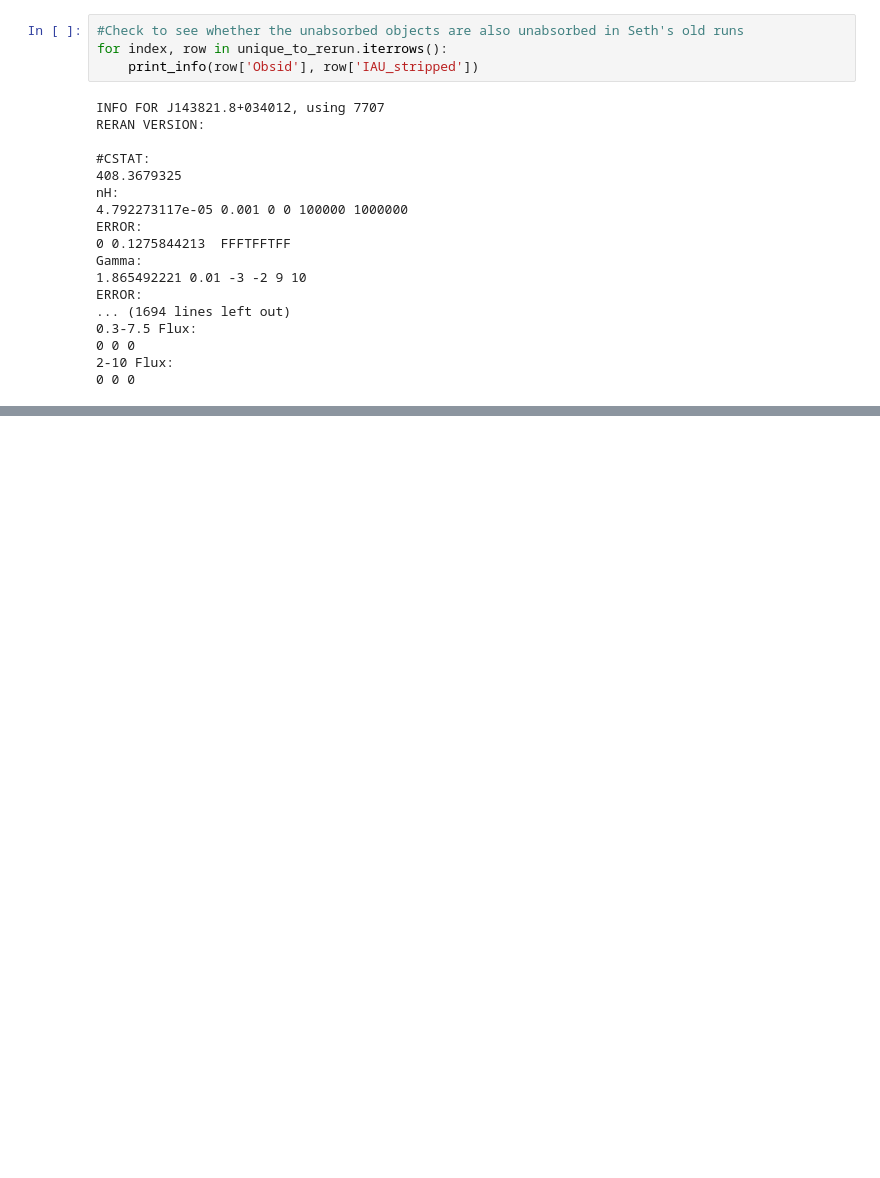
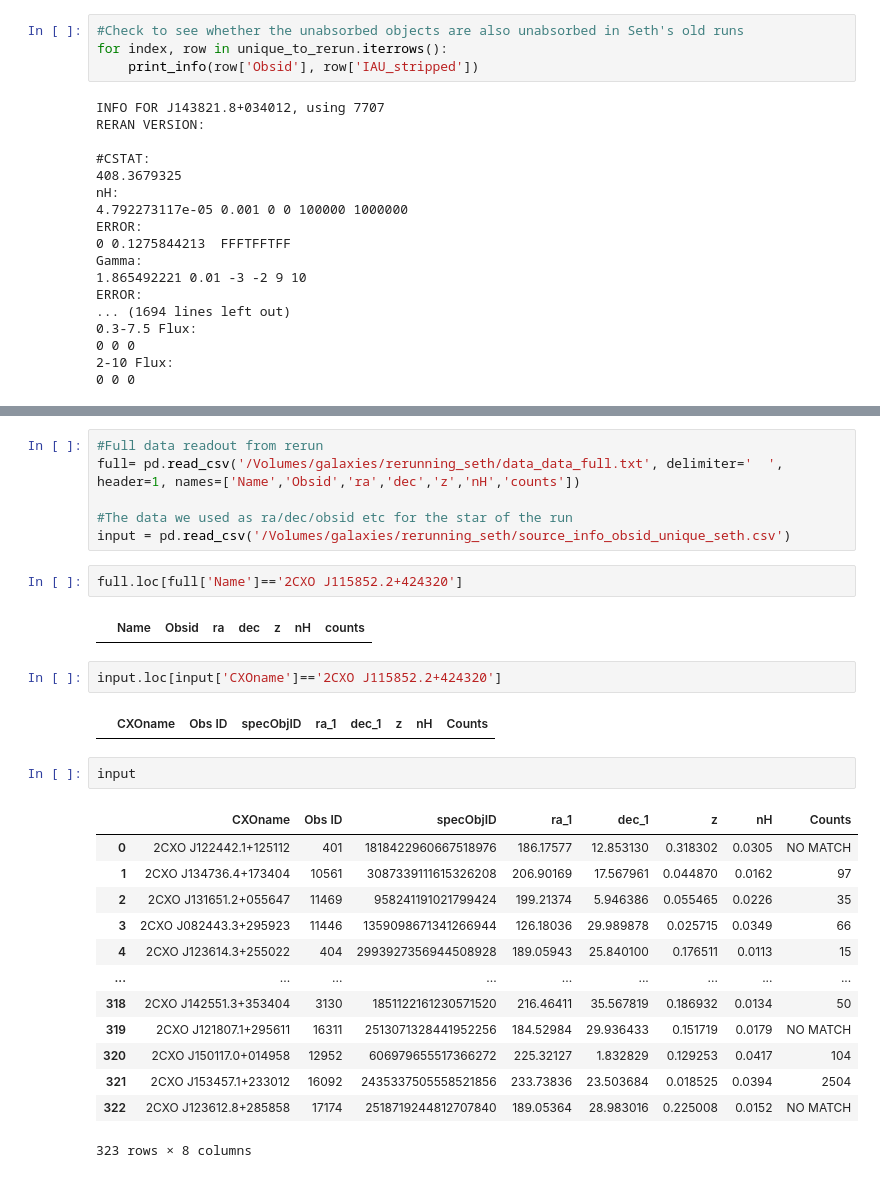
Before and after one commit to kciurleo/AGN, a Jupyter notebook: unorganized/solving_seths_mysteries.ipynb, the cells around one changed output, grey strips where cells are left out. Cells and saved outputs as stored; diff of their text form; blank space fills up the shorter version.

Commit message:
input list is different than what seth used

```diff
--- a/unorganized/solving_seths_mysteries.ipynb
+++ b/unorganized/solving_seths_mysteries.ipynb
@@ -170,0 +191,30 @@ ERROR:
+# %%
+#Full data readout from rerun
+full= pd.read_csv('/Volumes/galaxies/rerunning_seth/data_data_full.txt', delimiter='  ', header=1, names=['Name','Obsid','ra','dec','z','nH','counts'])
+
+#The data we used as ra/dec/obsid etc for the star of the run
+input = pd.read_csv('/Volumes/galaxies/rerunning_seth/source_info_obsid_unique_seth.csv')
+# %%
+full.loc[full['Name']=='2CXO J115852.2+424320']
+# %% [output]
+|  | Name | Obsid | ra | dec | z | nH | counts |
+# %%
+input.loc[input['CXOname']=='2CXO J115852.2+424320']
+# %% [output]
+|  | CXOname | Obs ID | specObjID | ra_1 | dec_1 | z | nH | Counts |
+# %%
+input
+# %% [output]
+|  | CXOname | Obs ID | specObjID | ra_1 | dec_1 | z | nH | Counts |
+| 0 | 2CXO J122442.1+125112 | 401 | 1818422960667518976 | 186.17577 | 12.853130 | 0.318302 | 0.0305 | NO MATCH |
+| 1 | 2CXO J134736.4+173404 | 10561 | 3087339111615326208 | 206.90169 | 17.567961 | 0.044870 | 0.0162 | 97 |
+| 2 | 2CXO J131651.2+055647 | 11469 | 958241191021799424 | 199.21374 | 5.946386 | 0.055465 | 0.0226 | 35 |
+| 3 | 2CXO J082443.3+295923 | 11446 | 1359098671341266944 | 126.18036 | 29.989878 | 0.025715 | 0.0349 | 66 |
+| 4 | 2CXO J123614.3+255022 | 404 | 2993927356944508928 | 189.05943 | 25.840100 | 0.176511 | 0.0113 | 15 |
+| ... | ... | ... | ... | ... | ... | ... | ... | ... |
+| 318 | 2CXO J142551.3+353404 | 3130 | 1851122161230571520 | 216.46411 | 35.567819 | 0.186932 | 0.0134 | 50 |
+| 319 | 2CXO J121807.1+295611 | 16311 | 2513071328441952256 | 184.52984 | 29.936433 | 0.151719 | 0.0179 | NO MATCH |
+| 320 | 2CXO J150117.0+014958 | 12952 | 606979655517366272 | 225.32127 | 1.832829 | 0.129253 | 0.0417 | 104 |
+| 321 | 2CXO J153457.1+233012 | 16092 | 2435337505558521856 | 233.73836 | 23.503684 | 0.018525 | 0.0394 | 2504 |
+| 322 | 2CXO J123612.8+285858 | 17174 | 2518719244812707840 | 189.05364 | 28.983016 | 0.225008 | 0.0152 | NO MATCH |
+323 rows × 8 columns
```
Also changed, not shown: parts of 1 cell of this notebook, 1 other file.
